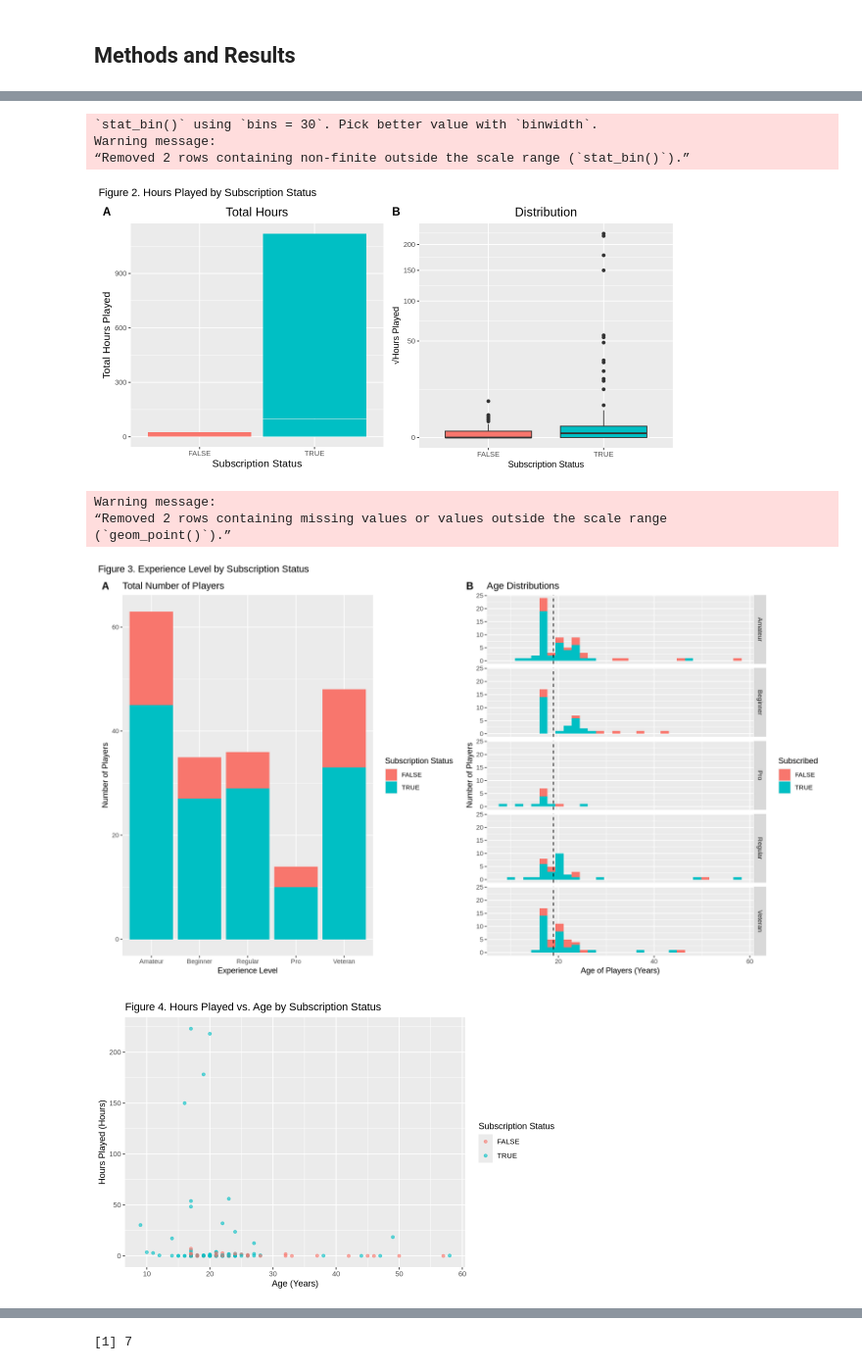
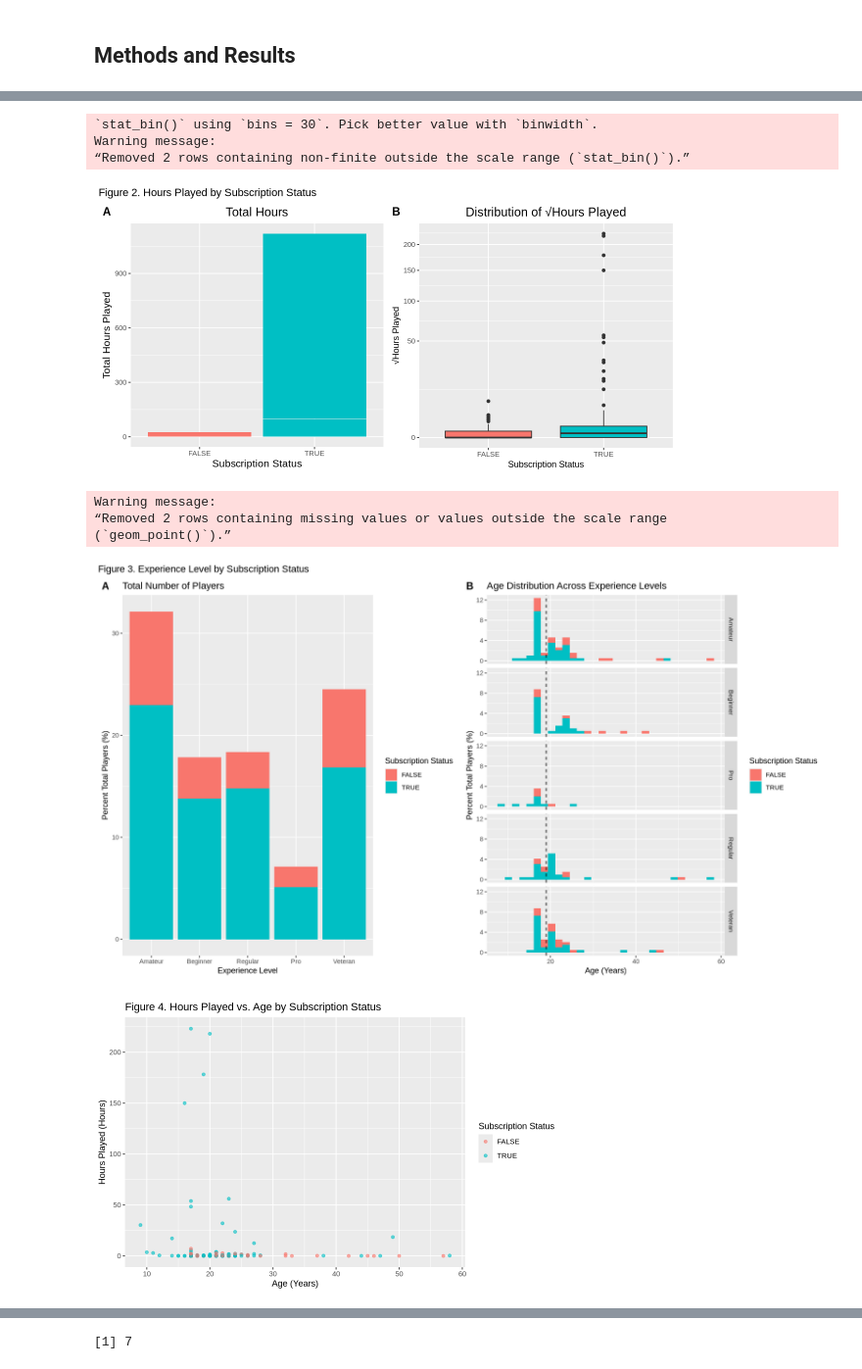
Before and after one commit to emilyk-05/group_project, a Jupyter notebook: group_project.ipynb, the cells around one changed output, grey strips where cells are left out. Shown at 98% size. Saved outputs shown, nothing was run; the diff lists cells and outputs as text; code cells hidden in the pictures.

Commit message:
Fixed plots y-axis and titles, described plots, added to discussion

```diff
--- a/group_project.ipynb
+++ b/group_project.ipynb
@@ -105,6 +105,7 @@ First, to examine the variables in the dataset, summary plots are generated:
 # %%
 options(repr.plot.width = 10, repr.plot.height = 5)
-## create histogram of hours played per player
+
+## Figure 1A: create histogram of hours played per player
 hours_hist <- players |>
     ggplot(aes(x = played_hours + 1)) +
     geom_histogram(bins = 50,
@@ -117,7 +118,7 @@ hours_hist <- players |>
     theme(plot.title = element_text(hjust = 0.5))
 
 
-## create histogram of players' ages
+## Figure 1B: create histogram of players' ages
 age_hist <- players |>
     ggplot(aes(x = age)) +
     geom_histogram(bins = 50,
@@ -128,11 +129,12 @@ age_hist <- players |>
          y = 'Percent Total Players (%)') +
     theme(plot.title = element_text(hjust = 0.5))
 
+## FIGURE 1.
 plot_grid(hours_hist, age_hist, labels="AUTO") +
 plot_annotation(title = 'Figure 1. Distributions of Age and Hours Played')
 
 
-## create bar charts + box and whisker plot of hours played by subscription status
+## Figure 2A: create bar charts
 sub_hours_bar <- players |>
     ggplot(aes(x = subscribe, y = played_hours, fill = subscribe)) +
     geom_bar(stat = "identity") +
@@ -143,66 +145,68 @@ sub_hours_bar <- players |>
           axis.title = element_text(size = 12.5),
          legend.position = 'none')
 
-## create box plot
+## Figure 2B: create box plot
 sub_hours_box <- players |>
     ggplot(aes(x = subscribe, y = played_hours, fill = subscribe)) +
     geom_boxplot() +
-    labs(title = "Distribution",
+    labs(title = "Distribution of √Hours Played",
          x = "Subscription Status",
          y = '√Hours Played') +
     scale_y_sqrt() +
     theme(plot.title = element_text(hjust = 0.5, size = 15),
          legend.position = "none")
 
+## FIGURE 2.
 plot_grid(sub_hours_bar, sub_hours_box, labels="AUTO") +
 plot_annotation(title = 'Figure 2. Hours Played by Subscription Status')
 
 
 options(repr.plot.width = 14, repr.plot.height = 8)
 
+## Figure 3A: Experience bar chart
 experience_bar <- players |>
     ggplot(aes(x = factor(experience,levels = c("Amateur", "Beginner", "Regular", "Pro", "Veteran")) , fill = subscribe)) +
-    geom_bar() +
+    geom_bar(aes(y = after_stat(count/sum(count) * 100))) +
     xlab("Experience Level") +
-    ylab("Number of Players") +
+    ylab("Percent Total Players (%)") +
     ggtitle("Total Number of Players") +
     labs(fill = "Subscription Status")
 
 age_distribution <- players |>
     ggplot(aes(x = age, fill = subscribe)) +
-    geom_histogram() +
+    geom_histogram(aes(y = after_stat(count/sum(count) * 100))) +
     facet_grid(rows = vars(experience)) +
-    xlab("Age of Players (Years)") +
-    ylab("Number of Players") +
-    ggtitle("Age Distributions") +
-    labs(fill = "Subscribed") +
+    xlab("Age (Years)") +
+    ylab("Percent Total Players (%)") +
+    ggtitle("Age Distribution Across Experience Levels") +
+    labs(fill = "Subscription Status") +
     geom_vline(xintercept = 19, linetype = "dashed")
 
 plot_grid(experience_bar, age_distribution, labels="AUTO") +
 plot_annotation(title = 'Figure 3. Experience Level by Subscription Status')
 
 
 options(repr.plot.width = 8, repr.plot.height = 5)
 
 ## create plot of hours played vs age, group by subscription status
 age_hours_plot <- players |>
     ggplot(aes(x = age, y = played_hours, color = subscribe)) +
     geom_point(alpha = 0.6) +
     labs(title = 'Figure 4. Hours Played vs. Age by Subscription Status',
          x = 'Age (Years)',
          y = 'Hours Played (Hours)',
         color = 'Subscription Status')
 age_hours_plot
 # %% [output]
 Warning message:
 “Removed 2 rows containing non-finite outside the scale range (`stat_bin()`).”
 [figure]
 `stat_bin()` using `bins = 30`. Pick better value with `binwidth`.
 Warning message:
 “Removed 2 rows containing non-finite outside the scale range (`stat_bin()`).”
-[figure, old version]
+[figure, new version]
 Warning message:
 “Removed 2 rows containing missing values or values outside the scale range
 (`geom_point()`).”
-[figure, old version]
+[figure, new version]
 [figure]
```
Also changed, not shown: parts of 16 cells of this notebook.
